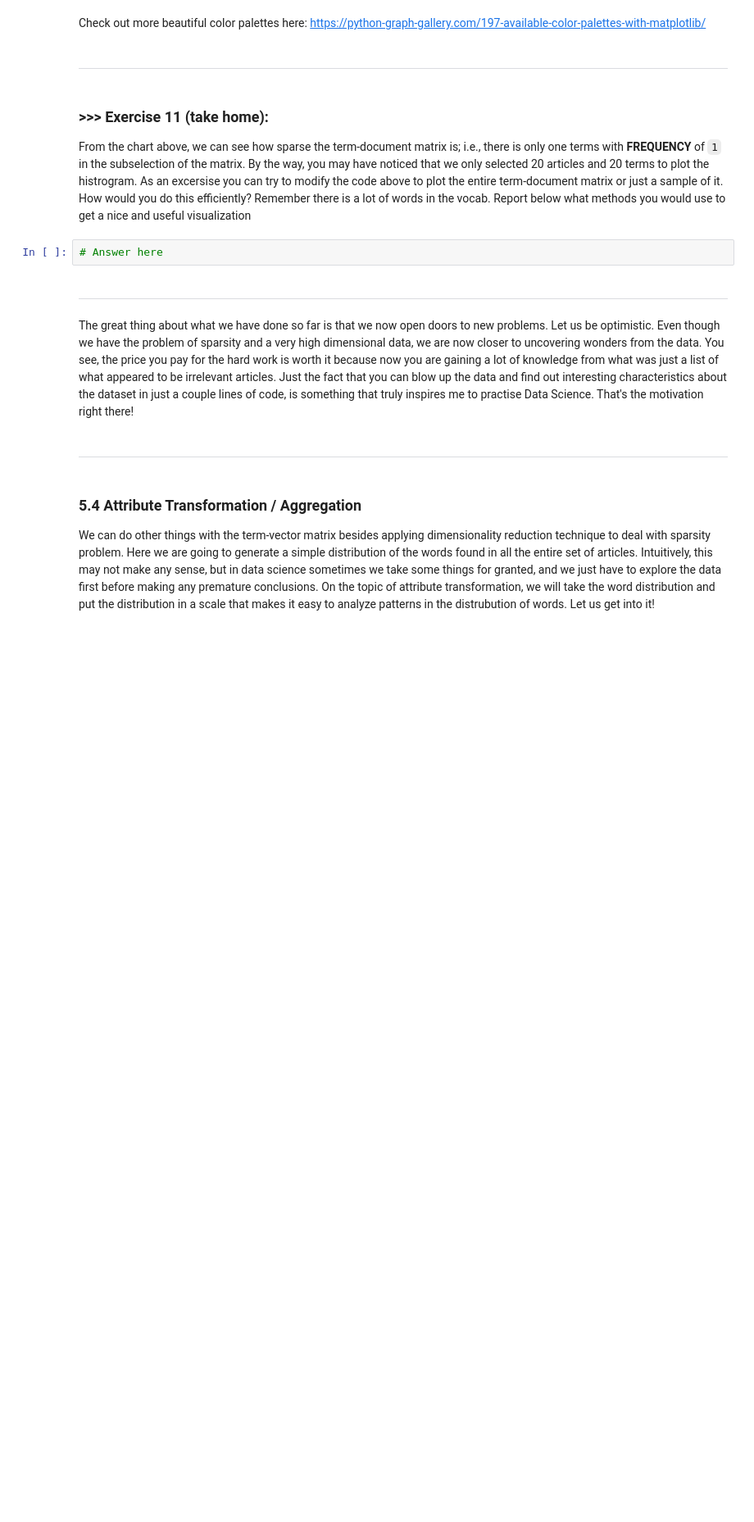
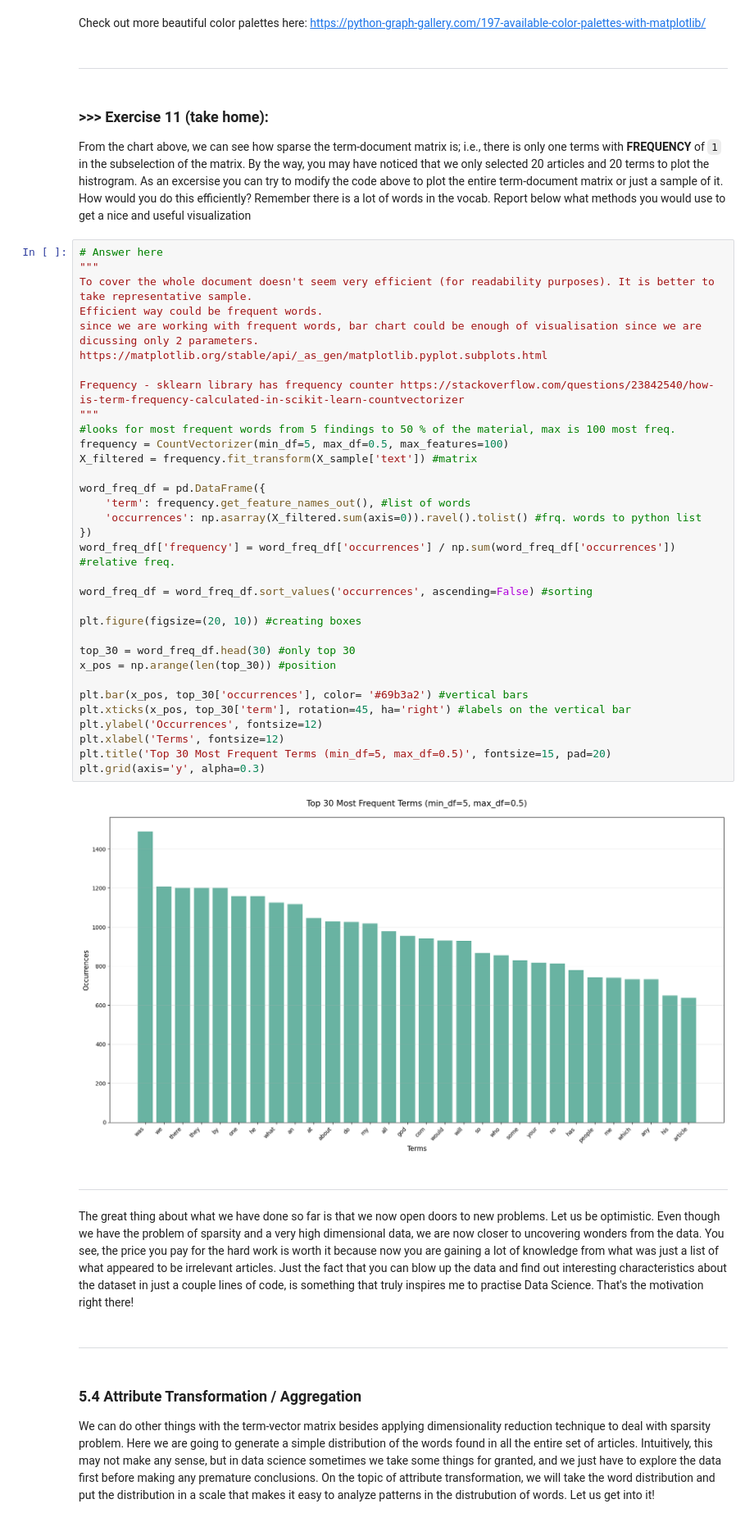
Before and after one commit to elakop/DM2025-Lab1-Exercise, a Jupyter notebook: DM2025-Lab1-Master.ipynb, the cells around one changed output. Shown at 82% size. Saved outputs shown, nothing was run; the diff lists cells and outputs as text; blank space fills up the shorter version.

```diff
--- a/DM2025-Lab1-Master.ipynb
+++ b/DM2025-Lab1-Master.ipynb
@@ -991,8 +1108,40 @@ Check out more beautiful color palettes here: https://python-graph-gallery.com/1
 # %% [markdown]
 ### **>>> Exercise 11 (take home):**
 From the chart above, we can see how sparse the term-document matrix is; i.e., there is only one terms with **FREQUENCY** of `1` in the subselection of the matrix. By the way, you may have noticed that we only selected 20 articles and 20 terms to plot the histrogram. As an excersise you can try to modify the code above to plot the entire term-document matrix or just a sample of it. How would you do this efficiently? Remember there is a lot of words in the vocab. Report below what methods you would use to get a nice and useful visualization
-# %%
-# Answer here
+# %%
+# Answer here
+"""
+To cover the whole document doesn't seem very efficient (for readability purposes). It is better to take representative sample.
+Efficient way could be frequent words.
+since we are working with frequent words, bar chart could be enough of visualisation since we are dicussing only 2 parameters. https://matplotlib.org/stable/api/_as_gen/matplotlib.pyplot.subplots.html
+
+Frequency - sklearn library has frequency counter https://stackoverflow.com/questions/23842540/how-is-term-frequency-calculated-in-scikit-learn-countvectorizer
+"""
+#looks for most frequent words from 5 findings to 50 % of the material, max is 100 most freq.
+frequency = CountVectorizer(min_df=5, max_df=0.5, max_features=100)
+X_filtered = frequency.fit_transform(X_sample['text']) #matrix
+
+word_freq_df = pd.DataFrame({
+    'term': frequency.get_feature_names_out(), #list of words
+    'occurrences': np.asarray(X_filtered.sum(axis=0)).ravel().tolist() #frq. words to python list
+})
+word_freq_df['frequency'] = word_freq_df['occurrences'] / np.sum(word_freq_df['occurrences']) #relative freq.
+
+word_freq_df = word_freq_df.sort_values('occurrences', ascending=False) #sorting
+
+plt.figure(figsize=(20, 10)) #creating boxes
+
+top_30 = word_freq_df.head(30) #only top 30
+x_pos = np.arange(len(top_30)) #position
+
+plt.bar(x_pos, top_30['occurrences'], color= '#69b3a2') #vertical bars
+plt.xticks(x_pos, top_30['term'], rotation=45, ha='right') #labels on the vertical bar
+plt.ylabel('Occurrences', fontsize=12)
+plt.xlabel('Terms', fontsize=12)
+plt.title('Top 30 Most Frequent Terms (min_df=5, max_df=0.5)', fontsize=15, pad=20)
+plt.grid(axis='y', alpha=0.3)
+# %% [output]
+[figure, added]
 # %% [markdown]
 ---
 # %% [markdown]
```
Also changed, not shown: parts of 22 cells of this notebook, 1 other file.
